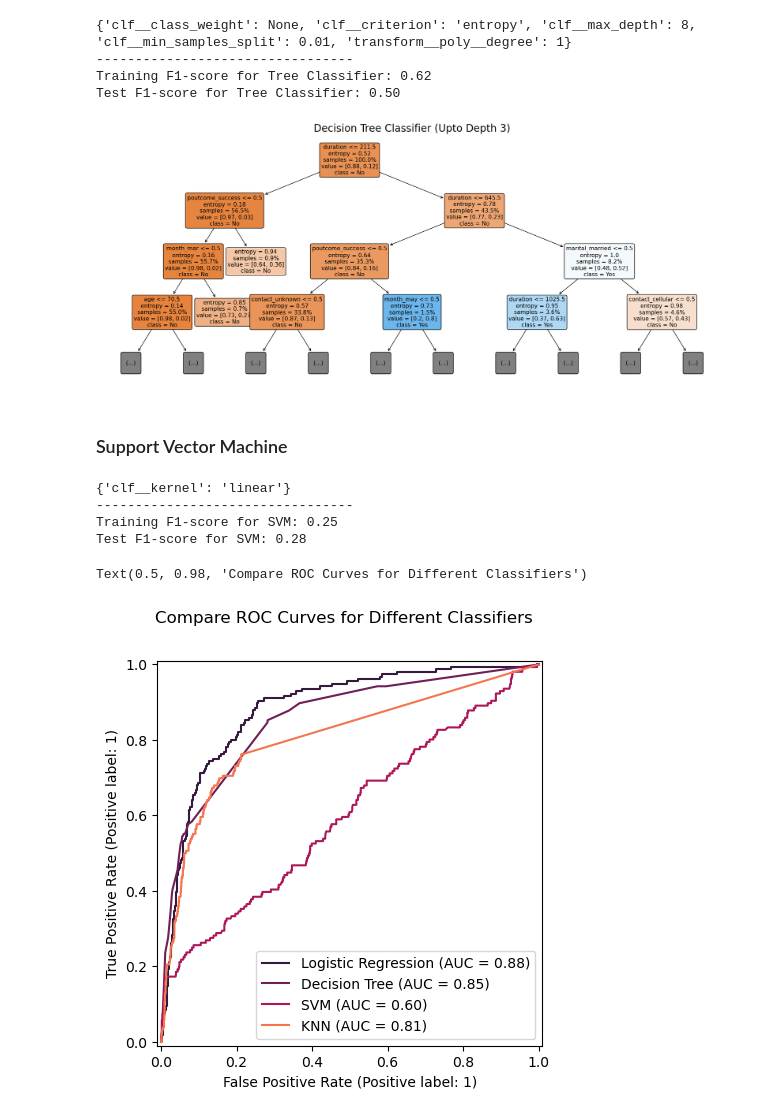
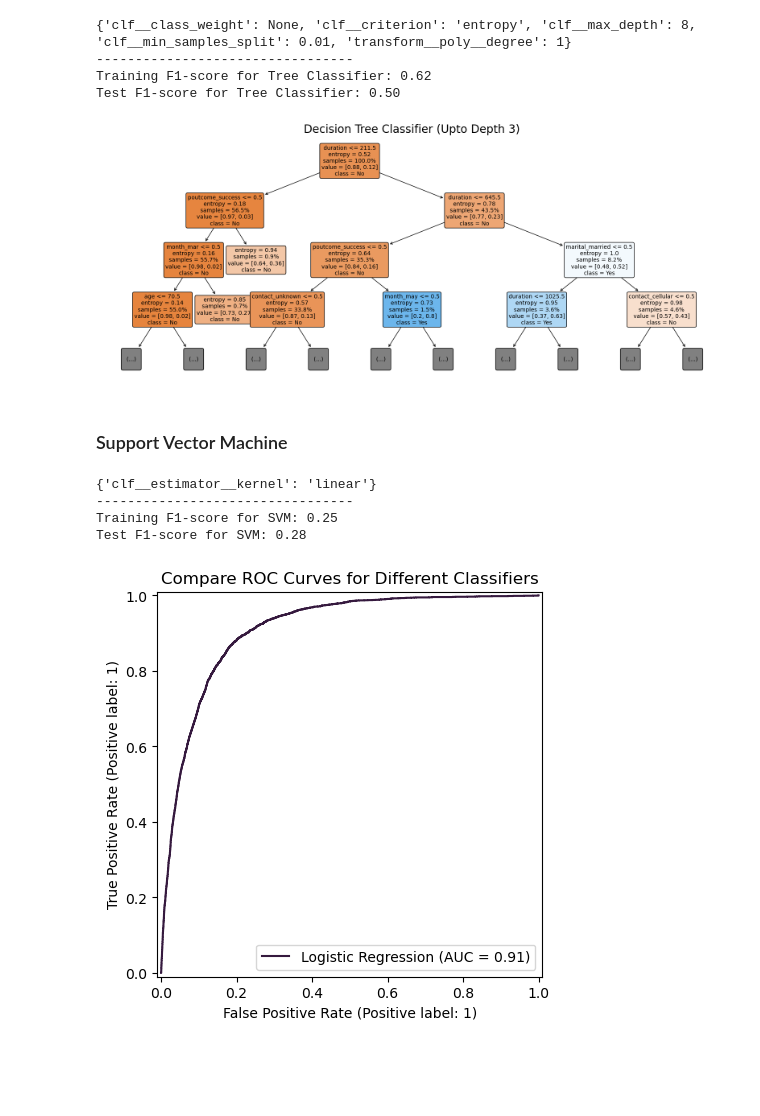
Before and after one commit to garimasc/bank_marketing, a Jupyter notebook: evaluate_classification.ipynb, the cells around one changed output. Saved outputs shown, nothing was run; the diff lists cells and outputs as text; code cells hidden in the pictures; blank space fills up the shorter version.

Commit message:
train using entire data

```diff
--- a/evaluate_classification.ipynb
+++ b/evaluate_classification.ipynb
@@ -24,8 +24,8 @@ from sklearn.feature_selection import RFE, SelectFromModel, SequentialFeatureSel
 import warnings
 warnings.filterwarnings(action= 'ignore')
 # %%
-# data = pd.read_csv("data/bank-full.csv", sep= ";")
-data = pd.read_csv("data/bank.csv", sep= ";") # import part dataset of exploratory data analysis
+data = pd.read_csv("data/bank-full.csv", sep= ";")
+# data = pd.read_csv("data/bank.csv", sep= ";") # import part dataset of exploratory data analysis
 data.head()
 # %% [output]
 |  | age | job | marital | education | default | balance | housing | loan | contact | day | month | ... |
@@ -60,7 +60,8 @@ col_transform = ColumnTransformer([
     ('oe', OneHotEncoder(drop= 'if_binary'), cat_features),
     ('poly', PolynomialFeatures(degree= 1), num_features)], remainder = 'passthrough')
 # %%
-X_train, X_test, y_train, y_test = train_test_split(data[features], data[target], test_size= 0.3, stratify= data[target], random_state= 0)
+X_train, X_test, y_train, y_test = train_test_split(data[features], data[target], train_size= int(2e4), shuffle= True,
+                                                    stratify= data[target], random_state= 0)
 # %% [markdown]
 ### Logistic Regression
 # %%
@@ -139,23 +137,24 @@ Test F1-score for Tree Classifier: 0.50
 # %%
 feature_names = tree_grid.best_estimator_[:-1].get_feature_names_out()
 feature_names = [ss.replace('poly__','').replace('oe__','') for ss in feature_names]
-plt.figure(figsize= (22,9))
+plt.figure(figsize= (20,8))
 plot_tree(tree_grid.best_estimator_[-1], feature_names= feature_names, rounded= True, class_names= ['No', 'Yes'],
-           filled= True, max_depth= 3, fontsize= 11, precision= 2, proportion= True);
+           filled= True, max_depth= 3, fontsize= 10, precision= 2, proportion= True);
 plt.title("Decision Tree Classifier (Upto Depth 3)", fontsize= 20);
+plt.savefig("tree.png")
 # %% [output]
-[figure, old version]
+[figure, new version]
 # %% [markdown]
 ### Support Vector Machine
 # %%
 svm_pipe = Pipeline([
     ('transform', col_transform),
     ('selector', RFE(LogisticRegression(), n_features_to_select= 42)),
-    # ('clf', BaggingClassifier(estimator=SVC(), max_samples= 1000, n_estimators= 10))
-    ('clf', SVC())
+    ('clf', BaggingClassifier(estimator=SVC(), max_samples= 1000, n_estimators= 10))
+    # ('clf', SVC())
 ])
 
-param_grid = {'clf__kernel': ['linear', 'rbf', 'sigmoid']}
+param_grid = {'clf__estimator__kernel': ['linear', 'rbf', 'sigmoid']}
 svm_grid = GridSearchCV(svm_pipe, param_grid= param_grid, cv= 5, scoring= 'f1').fit(X_train, y_train)
 
 y_pred_svm = svm_grid.predict(X_test)
@@ -166,24 +165,24 @@ print("---------------------------------")
 print(f"Training F1-score for SVM: {svm_grid.score(X_train, y_train):0.2f}")
 print(f"Test F1-score for SVM: {svm_grid.score(X_test, y_test):0.2f}")
 # %% [output]
-{'clf__kernel': 'linear'}
+{'clf__estimator__kernel': 'linear'}
 ---------------------------------
 Training F1-score for SVM: 0.25
 Test F1-score for SVM: 0.28
 # %%
 colors = sns.color_palette('rocket')
 
-fig,ax = plt.subplots(figsize= (5,5))
+fig,ax = plt.subplots(figsize= (6,5))
 RocCurveDisplay.from_estimator(logreg_grid, X_test, y_test, name= "Logistic Regression", ax= ax, color= colors[0])
-RocCurveDisplay.from_estimator(tree_grid, X_test, y_test, name= "Decision Tree", ax= ax, color= colors[1])
-RocCurveDisplay.from_estimator(svm_grid, X_test, y_test, name= "SVM", ax= ax, color= colors[2])
-RocCurveDisplay.from_estimator(knn_grid, X_test, y_test, name= "KNN", ax= ax, color= colors[4])
+# RocCurveDisplay.from_estimator(tree_grid, X_test, y_test, name= "Decision Tree", ax= ax, color= colors[1])
+# RocCurveDisplay.from_estimator(svm_grid, X_test, y_test, name= "SVM", ax= ax, color= colors[2])
+# RocCurveDisplay.from_estimator(knn_grid, X_test, y_test, name= "KNN", ax= ax, color= colors[4])
 
 
-plt.suptitle("Compare ROC Curves for Different Classifiers")
+ax.set_title("Compare ROC Curves for Different Classifiers", fontsize= 12);
+fig.savefig("roc_curves_all.png")
 # %% [output]
-Text(0.5, 0.98, 'Compare ROC Curves for Different Classifiers')
-[figure, old version]
+[figure, new version]
 # %%
 fig, axs = plt.subplots(figsize= (12,3), ncols= 4)
 
```
Also changed, not shown: parts of 5 cells of this notebook, 3 other files.
